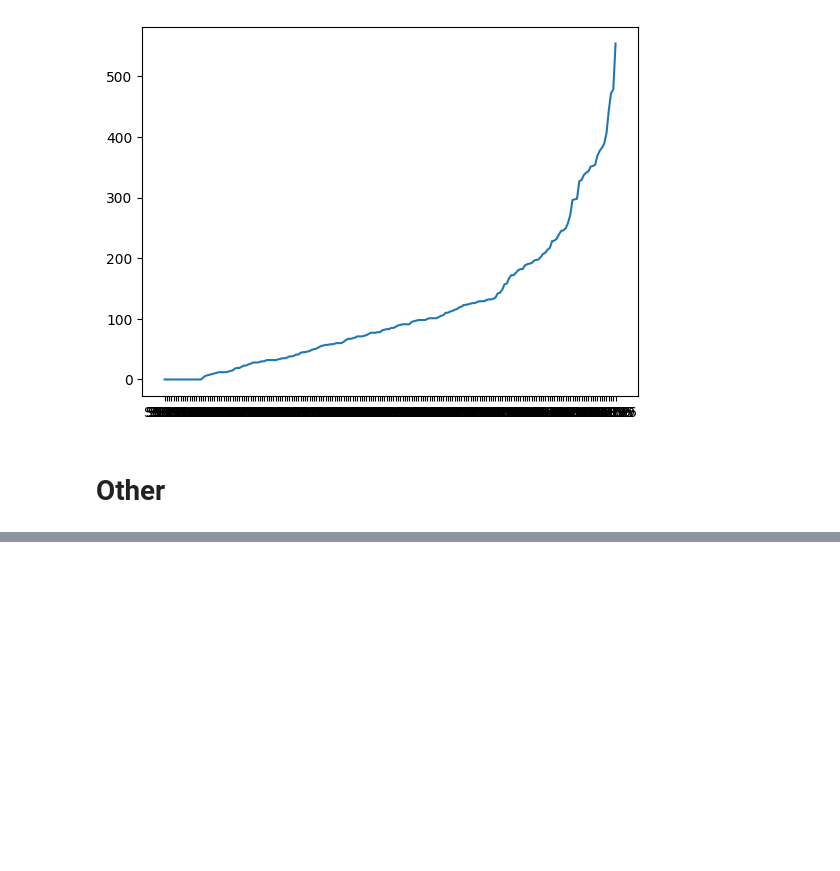
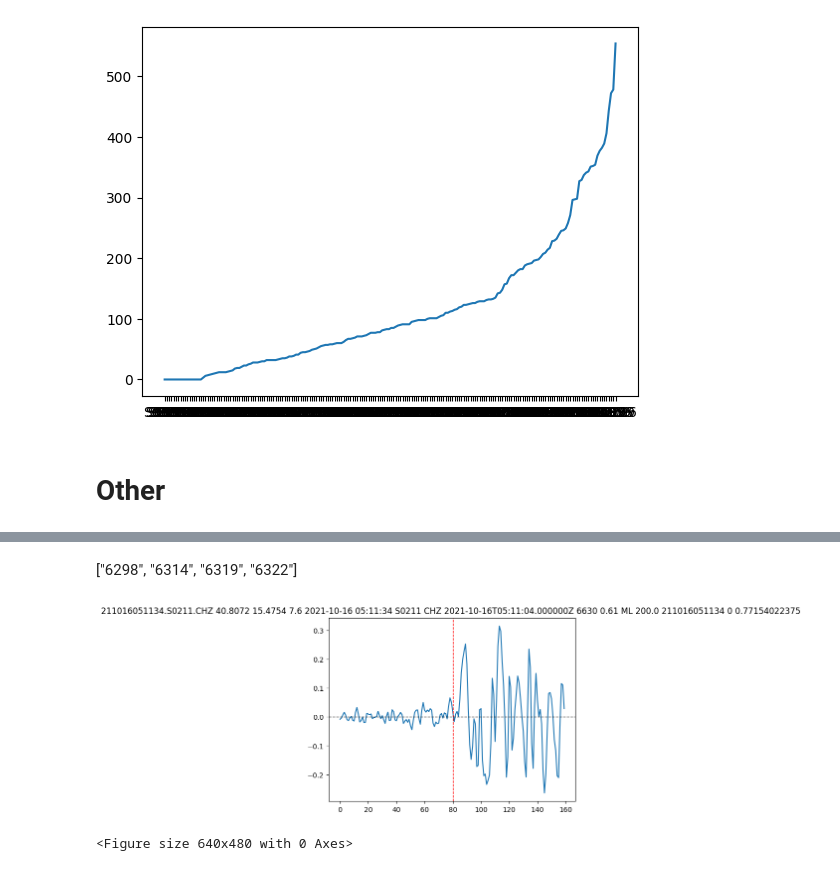
Before and after one commit to Nemenick/primoprogetto, a Jupyter notebook: Codici/_Test.ipynb, the cells around one changed output, grey strips where cells are left out. Drawn from its saved outputs; the diff is of its cells as text; code cells hidden in the pictures; blank space fills up the shorter version.

```diff
--- a/Codici/_Test.ipynb
+++ b/Codici/_Test.ipynb
@@ -584,0 +694,11 @@ b[5].stats.sac["ka"]
+# %%
+from Classe_sismogramma_v3 import ClasseDataset
+import pandas as pd
+
+
+hd = "/home/silvia/Desktop/Data/DETECT/Detect_data_picked_normalized_downsampled.hdf5"
+cs = "/home/silvia/Desktop/Data/DETECT/Detect_metadata_picked_normalized_downsampled.csv"
+
+D = ClasseDataset()
+D.leggi_custom_dataset(hd,cs)
+meta = pd.DataFrame.from_dict(D.metadata)
@@ -584,0 +768,10 @@ b[5].stats.sac["ka"]
+# %% [markdown]
+["6298", "6314", "6319", "6322"]
+# %%
+D.plotta([6303],semiampiezza=80)
+# %% [output]
+[figure, added]
+# %%
+D.plotta([6298, 6314, 6319, 6322],100, namepng="prova", percosro_cartellla="/home/silvia/Desktop")
+# %% [output]
+<Figure size 640x480 with 0 Axes>
```
Also changed, not shown: parts of 35 cells of this notebook, 6 other files.
